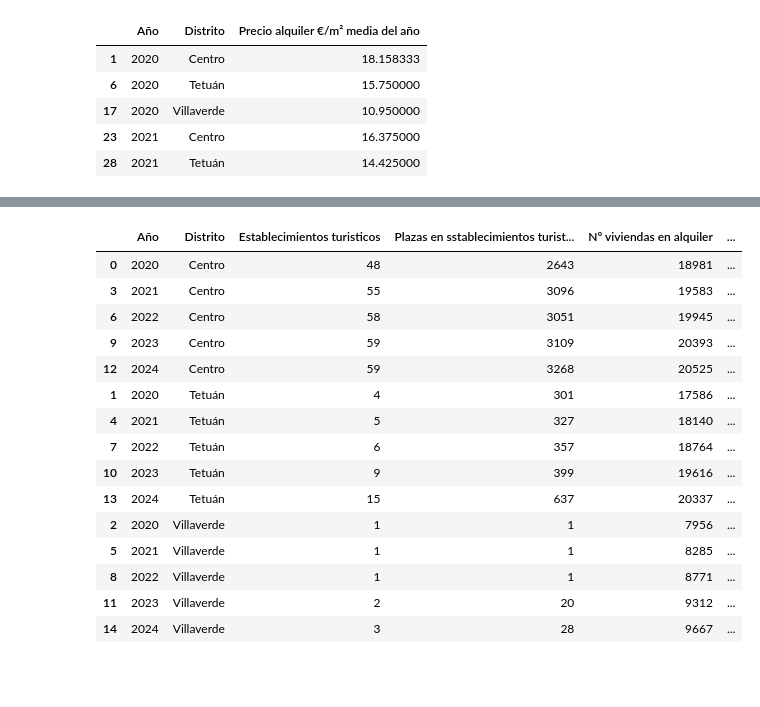
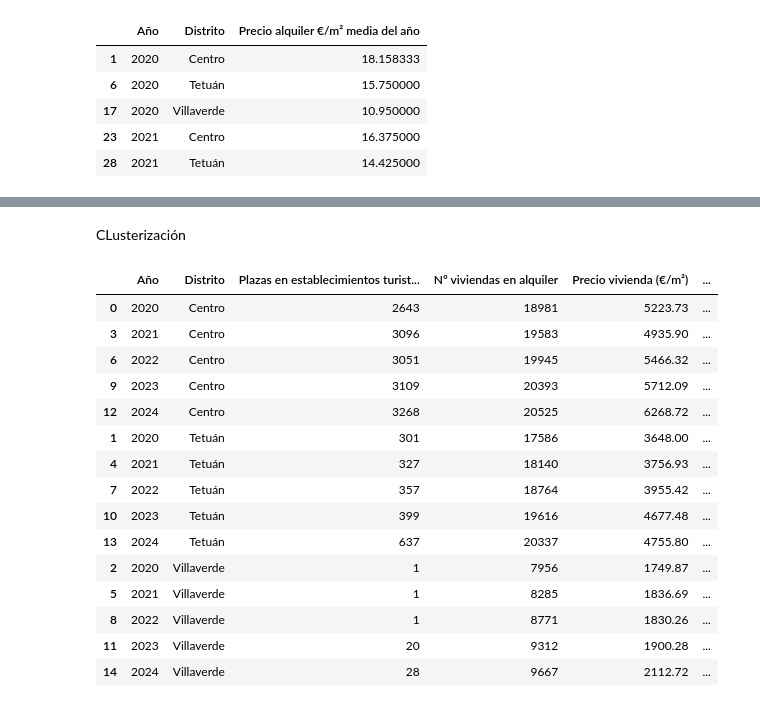
Before and after one commit to dagonz09/Analisis_vivienda_vulnerabilidad_pisos_turisticos_en_distritos_de_Madrid, a Jupyter notebook: src/Codigo/TFM.ipynb, the cells around one changed output, grey strips where cells are left out. Saved outputs shown, nothing was run; the diff lists cells and outputs as text; code cells hidden in the pictures; blank space fills up the shorter version.

```diff
--- a/src/Codigo/TFM.ipynb
+++ b/src/Codigo/TFM.ipynb
@@ -182,7 +183,7 @@ apartamentosTuristicos_df = apartamentosTuristicos_df[apartamentosTuristicos_df[
 
 apartamentosTuristicos_df = apartamentosTuristicos_df.rename(columns={
     "Establecimientos": "Establecimientos turisticos",
-    "Plazas": "Plazas en sstablecimientos turisticos",
+    "Plazas": "Plazas en establecimientos turisticos",
 })
 
 apartamentosTuristicos_df = apartamentosTuristicos_df[apartamentosTuristicos_df["Distrito"] != "Ciudad de Madrid"]
@@ -370,34 +404,42 @@ num_personas                                                1.00
+# %% [markdown]
+CLusterización
 # %%
 df_total = df_total.sort_values(["Distrito", "Año"])
 
+df_limpio = df_total.drop(columns=[
+    "Nº viviendas en alquiler colectiva",
+    "Nº viviendas en alquiler unifamiliar",
+    "Renta vivienda colectiva (€/m².mes)",
+    "Renta vivienda unifamiliar (€/m².mes)",
+    "Establecimientos turisticos",
+    "Índice de Vulnerabilidad Bienestar Social e Igualdad"
+])
 cols_evolucion = [
-    "Establecimientos turisticos",
-    "Plazas en sstablecimientos turisticos",
+    "Plazas en establecimientos turisticos",
     "Precio vivienda (€/m²)",
     "Precio alquiler €/m² media del año",
     "Indice de Vulnerabilidad Territorial Agregado",
-    "Índice de Vulnerabilidad Bienestar Social e Igualdad"
 ]
 
 for col in cols_evolucion:
-    df_total[col + "_var_pct"] = df_total.groupby("Distrito")[col].pct_change() * 100
+    df_limpio[col + "_var_pct"] = df_limpio.groupby("Distrito")[col].pct_change() * 100
 
-df_total.head(30)
+df_limpio.head(30)
 # %% [output]
-|  | Año | Distrito | Establecimientos turisticos | Plazas en sstablecimientos turist... | Nº viviendas en alquiler | ... |
-| 0 | 2020 | Centro | 48 | 2643 | 18981 | ... |
-| 3 | 2021 | Centro | 55 | 3096 | 19583 | ... |
-| 6 | 2022 | Centro | 58 | 3051 | 19945 | ... |
-| 9 | 2023 | Centro | 59 | 3109 | 20393 | ... |
-| 12 | 2024 | Centro | 59 | 3268 | 20525 | ... |
-| 1 | 2020 | Tetuán | 4 | 301 | 17586 | ... |
-| 4 | 2021 | Tetuán | 5 | 327 | 18140 | ... |
-| 7 | 2022 | Tetuán | 6 | 357 | 18764 | ... |
-| 10 | 2023 | Tetuán | 9 | 399 | 19616 | ... |
-| 13 | 2024 | Tetuán | 15 | 637 | 20337 | ... |
-| 2 | 2020 | Villaverde | 1 | 1 | 7956 | ... |
-| 5 | 2021 | Villaverde | 1 | 1 | 8285 | ... |
-| 8 | 2022 | Villaverde | 1 | 1 | 8771 | ... |
-| 11 | 2023 | Villaverde | 2 | 20 | 9312 | ... |
-| 14 | 2024 | Villaverde | 3 | 28 | 9667 | ... |
+|  | Año | Distrito | Plazas en establecimientos turist... | Nº viviendas en alquiler | Precio vivienda (€/m²) | ... |
+| 0 | 2020 | Centro | 2643 | 18981 | 5223.73 | ... |
+| 3 | 2021 | Centro | 3096 | 19583 | 4935.90 | ... |
+| 6 | 2022 | Centro | 3051 | 19945 | 5466.32 | ... |
+| 9 | 2023 | Centro | 3109 | 20393 | 5712.09 | ... |
+| 12 | 2024 | Centro | 3268 | 20525 | 6268.72 | ... |
+| 1 | 2020 | Tetuán | 301 | 17586 | 3648.00 | ... |
+| 4 | 2021 | Tetuán | 327 | 18140 | 3756.93 | ... |
+| 7 | 2022 | Tetuán | 357 | 18764 | 3955.42 | ... |
+| 10 | 2023 | Tetuán | 399 | 19616 | 4677.48 | ... |
+| 13 | 2024 | Tetuán | 637 | 20337 | 4755.80 | ... |
+| 2 | 2020 | Villaverde | 1 | 7956 | 1749.87 | ... |
+| 5 | 2021 | Villaverde | 1 | 8285 | 1836.69 | ... |
+| 8 | 2022 | Villaverde | 1 | 8771 | 1830.26 | ... |
+| 11 | 2023 | Villaverde | 20 | 9312 | 1900.28 | ... |
+| 14 | 2024 | Villaverde | 28 | 9667 | 2112.72 | ... |
 # %%
```
Also changed, not shown: parts of 27 cells of this notebook, 5 other files.
